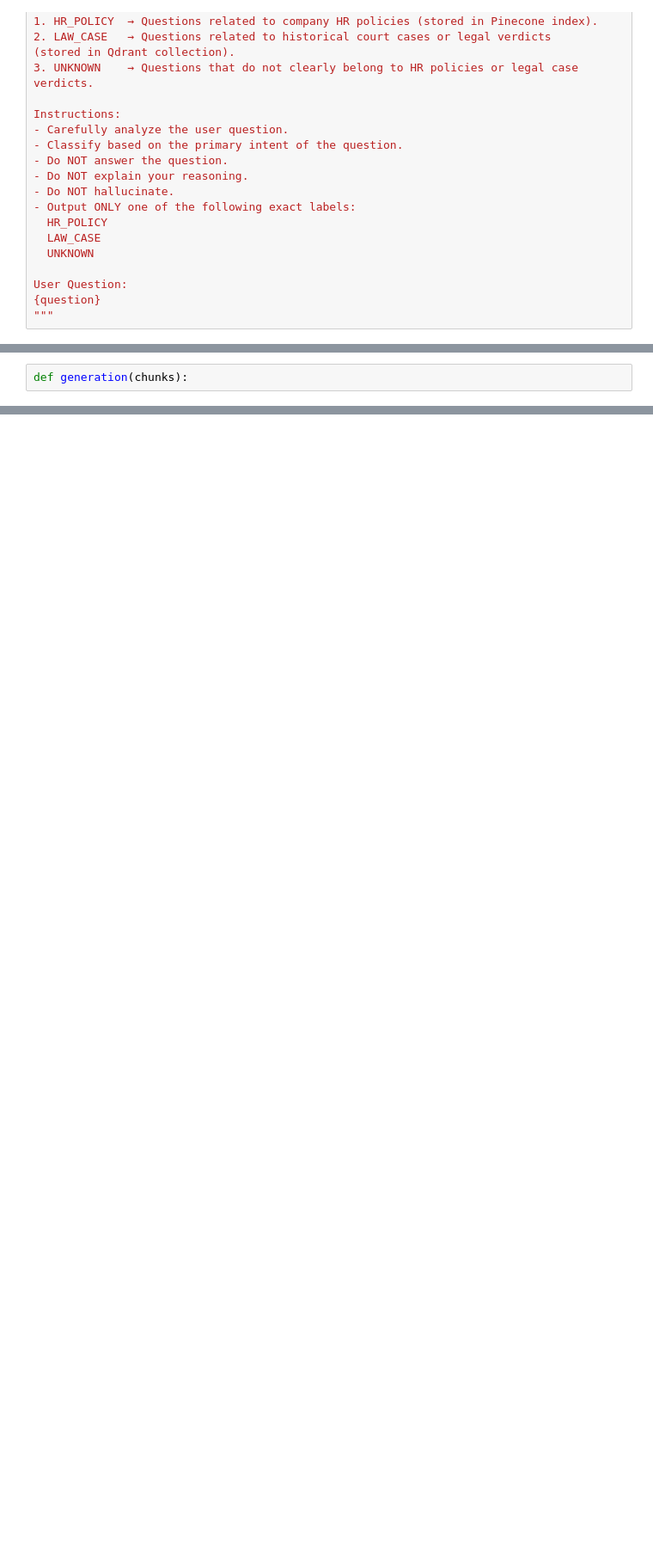
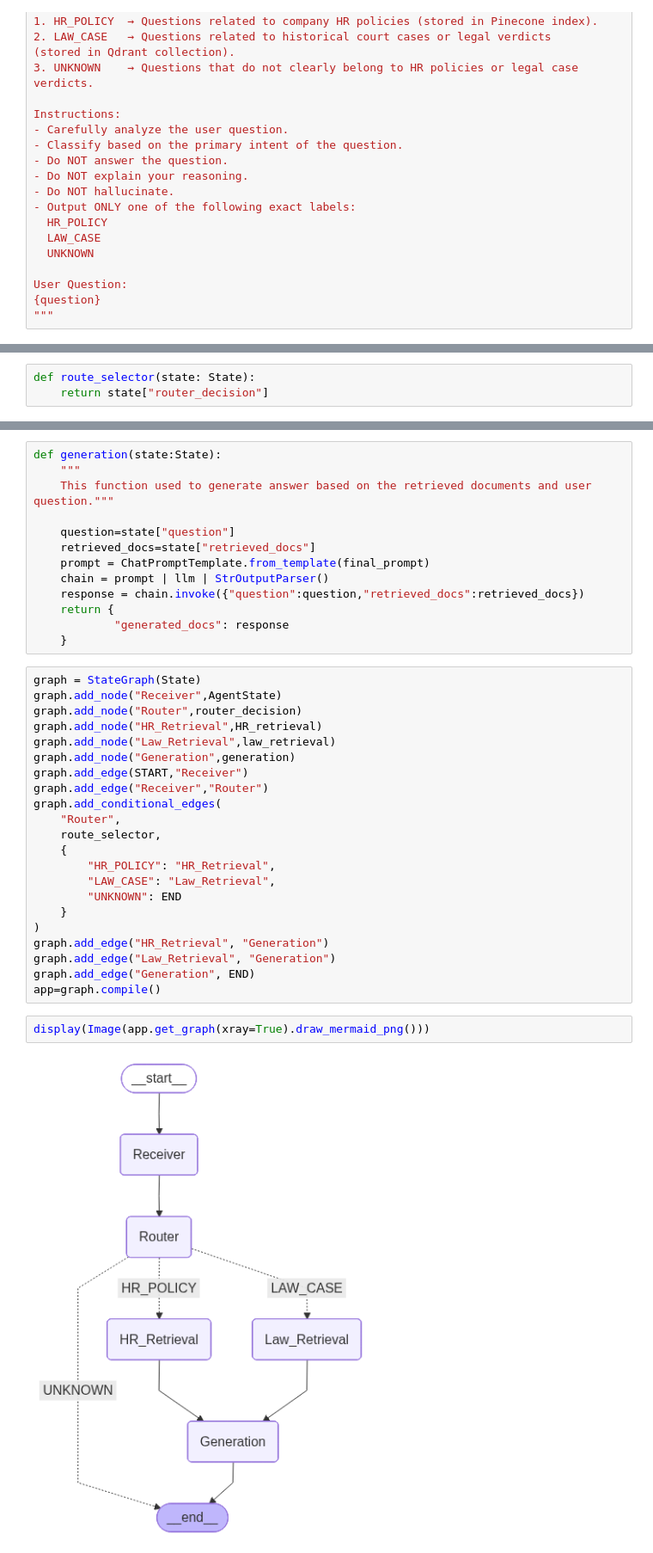
Before and after one commit to arunas006/lv-assignment, a Jupyter notebook: assignment2.ipynb, the cells around one changed output, grey strips where cells are left out. Shown at 86% size. Drawn from its saved outputs; the diff is of its cells as text; blank space fills up the shorter version.

Commit message:
agentic rag done without human feedback

```diff
--- a/assignment2.ipynb
+++ b/assignment2.ipynb
@@ -123,2 +111,3 @@ router_decision("what is Miranda case about?")
-# %%
-def generation(chunks):
+# %%
+def route_selector(state: State):
+    return state["router_decision"]
@@ -124,0 +177,39 @@ def generation(chunks):
+# %%
+def generation(state:State):
+    """
+    This function used to generate answer based on the retrieved documents and user question."""
+
+    question=state["question"]
+    retrieved_docs=state["retrieved_docs"]
+    prompt = ChatPromptTemplate.from_template(final_prompt)
+    chain = prompt | llm | StrOutputParser()
+    response = chain.invoke({"question":question,"retrieved_docs":retrieved_docs})
+    return {
+            "generated_docs": response
+    }
+# %%
+graph = StateGraph(State)
+graph.add_node("Receiver",AgentState)
+graph.add_node("Router",router_decision)
+graph.add_node("HR_Retrieval",HR_retrieval)
+graph.add_node("Law_Retrieval",law_retrieval)
+graph.add_node("Generation",generation)
+graph.add_edge(START,"Receiver")
+graph.add_edge("Receiver","Router")
+graph.add_conditional_edges(
+    "Router",
+    route_selector,
+    {
+        "HR_POLICY": "HR_Retrieval",
+        "LAW_CASE": "Law_Retrieval",
+        "UNKNOWN": END
+    }
+)
+graph.add_edge("HR_Retrieval", "Generation")
+graph.add_edge("Law_Retrieval", "Generation")
+graph.add_edge("Generation", END)
+app=graph.compile()
+# %%
+display(Image(app.get_graph(xray=True).draw_mermaid_png()))
+# %% [output]
+[figure, added]
```
Also changed, not shown: parts of 18 cells of this notebook, 1 other file.
